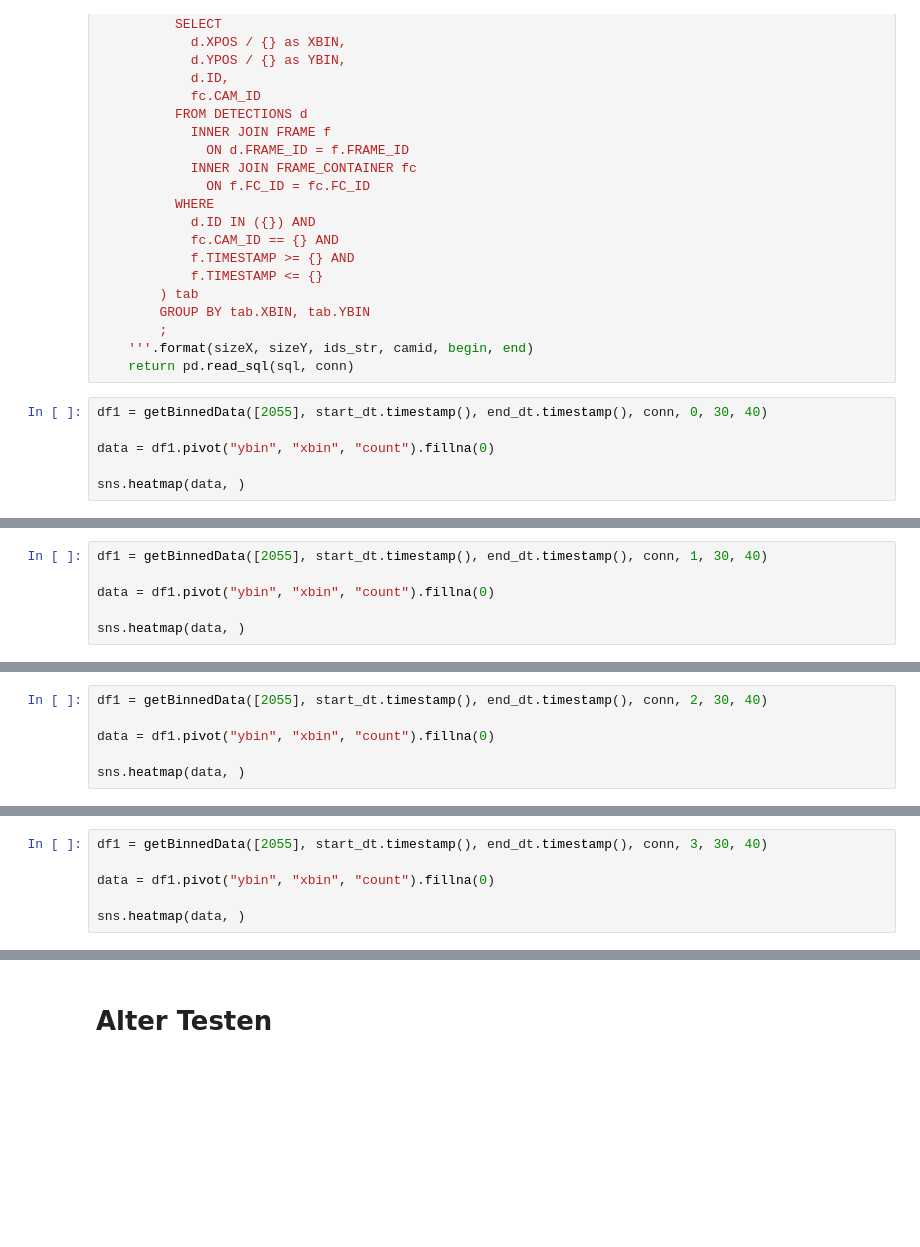
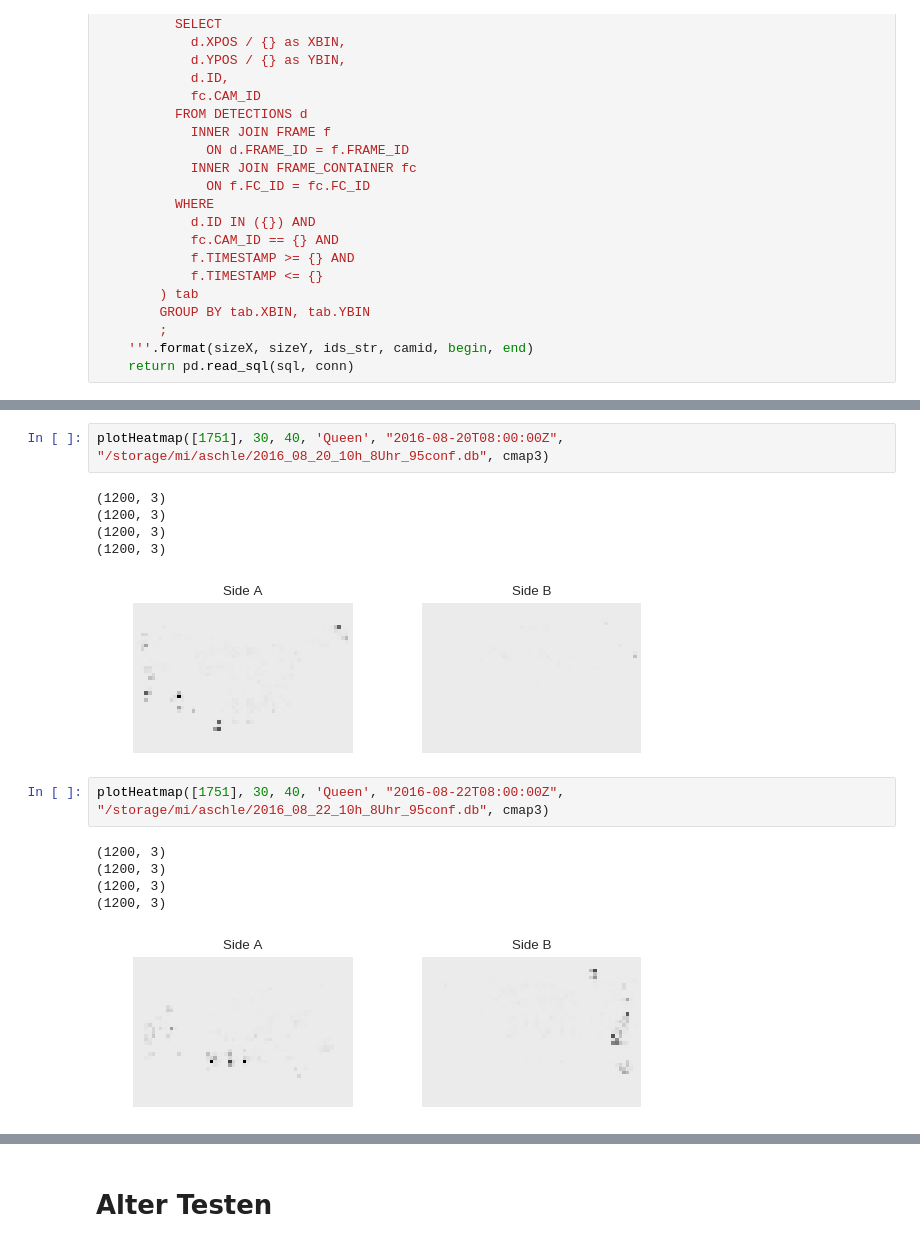
Before and after one commit to aschle/bees-sna, a Jupyter notebook: bib/TestingCommunities.ipynb, the cells around one changed output, grey strips where cells are left out. Saved outputs shown, nothing was run; the diff lists cells and outputs as text; blank space fills up the shorter version.

```diff
--- a/bib/TestingCommunities.ipynb
+++ b/bib/TestingCommunities.ipynb
@@ -465,9 +418,3 @@ def getBinnedData(ids, begin, end, conn, camid, xbins, ybins):
         ;
     '''.format(sizeX, sizeY, ids_str, camid, begin, end)
     return pd.read_sql(sql, conn)
-# %%
-df1 = getBinnedData([2055], start_dt.timestamp(), end_dt.timestamp(), conn, 0, 30, 40)
-
-data = df1.pivot("ybin", "xbin", "count").fillna(0)
-
-sns.heatmap(data, )
@@ -477,6 +420,0 @@ sns.heatmap(data, )
-# %%
-df1 = getBinnedData([2055], start_dt.timestamp(), end_dt.timestamp(), conn, 1, 30, 40)
-
-data = df1.pivot("ybin", "xbin", "count").fillna(0)
-
-sns.heatmap(data, )
@@ -486,6 +420,0 @@ sns.heatmap(data, )
-# %%
-df1 = getBinnedData([2055], start_dt.timestamp(), end_dt.timestamp(), conn, 2, 30, 40)
-
-data = df1.pivot("ybin", "xbin", "count").fillna(0)
-
-sns.heatmap(data, )
@@ -495,6 +420,0 @@ sns.heatmap(data, )
-# %%
-df1 = getBinnedData([2055], start_dt.timestamp(), end_dt.timestamp(), conn, 3, 30, 40)
-
-data = df1.pivot("ybin", "xbin", "count").fillna(0)
-
-sns.heatmap(data, )
@@ -790,0 +487,16 @@ StopIteration:
+# %%
+plotHeatmap([1751], 30, 40, 'Queen', "2016-08-20T08:00:00Z", "/storage/mi/aschle/2016_08_20_10h_8Uhr_95conf.db", cmap3)
+# %% [output]
+(1200, 3)
+(1200, 3)
+(1200, 3)
+(1200, 3)
+[figure, added]
+# %%
+plotHeatmap([1751], 30, 40, 'Queen', "2016-08-22T08:00:00Z", "/storage/mi/aschle/2016_08_22_10h_8Uhr_95conf.db", cmap3)
+# %% [output]
+(1200, 3)
+(1200, 3)
+(1200, 3)
+(1200, 3)
+[figure, added]
```
Also changed, not shown: parts of 110 cells of this notebook.
